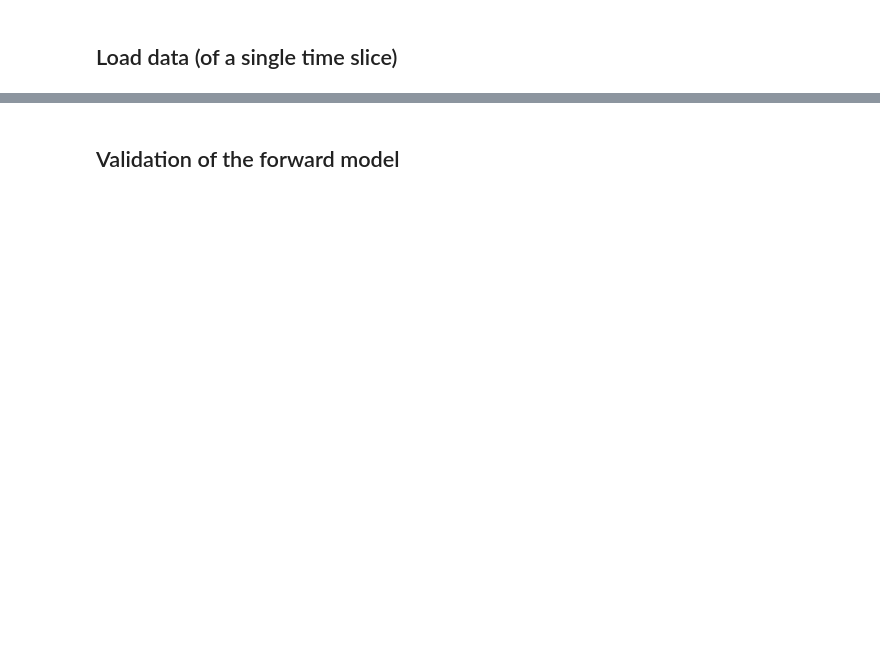
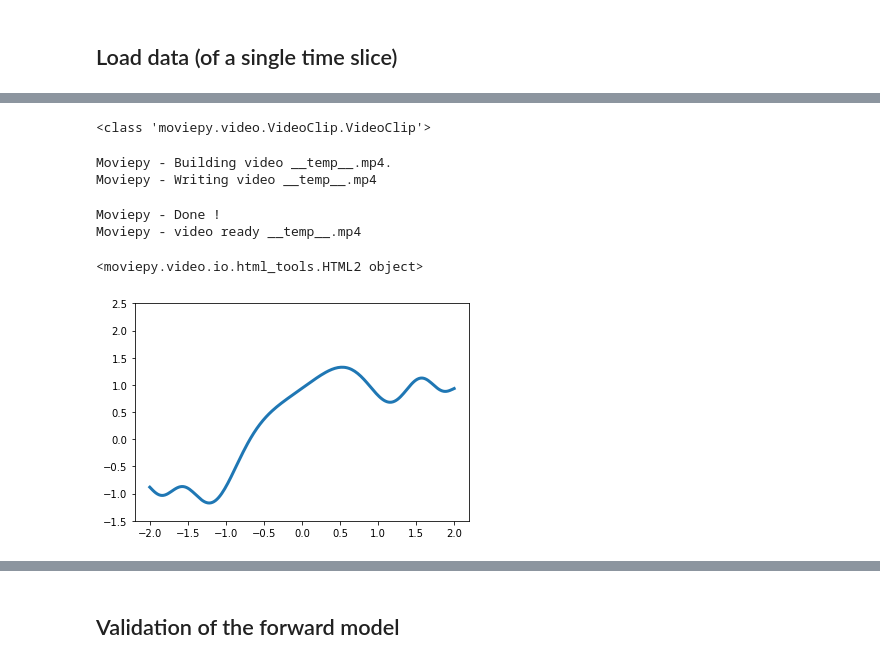
Before and after one commit to DanHarJor/Improving-Electron-Density-Profile-Inference-within-a-Tokamak-using-Bayesian-Techniques, a Jupyter notebook: ElectronDensityProfileInferenceRealData/InterferometryInference.ipynb, the cells around one changed output, grey strips where cells are left out. Drawn from its saved outputs; the diff is of its cells as text; code cells hidden in the pictures; blank space fills up the shorter version.

```diff
--- a/ElectronDensityProfileInferenceRealData/InterferometryInference.ipynb
+++ b/ElectronDensityProfileInferenceRealData/InterferometryInference.ipynb
@@ -46,0 +144,49 @@ findfont: Font family ['Times New Roman'] not found. Falling back to DejaVu Sans
+# %%
+
+# # displaying animation with auto play and looping
+# animation.ipython_display(fps = 20, loop = True, autoplay = True)
+print(type(animation))
+# %% [output]
+<class 'moviepy.video.VideoClip.VideoClip'>
+# %%
+# importing matplot lib
+import matplotlib.pyplot as plt
+import numpy as np
+
+# importing movie py libraries
+from moviepy.editor import VideoClip
+from moviepy.video.io.bindings import mplfig_to_npimage
+from moviepy.editor import *
+# numpy array
+x = np.linspace(-2, 2, 200)
+
+# duration of the video
+duration = 5
+
+# matplot subplot
+fig, ax = plt.subplots()
+
+# method to get frames
+def make_frame(t):
+	# clear
+	ax.clear()
+
+	# plotting line
+	ax.plot(x, np.sinc(x**2) + np.sin(x + 2 * np.pi / duration * t), lw = 3)
+	ax.set_ylim(-1.5, 2.5)
+
+	# returning numpy image
+	return mplfig_to_npimage(fig)
+
+# creating animation
+animation = VideoClip(make_frame, duration = duration)
+animation.fx(vfx.speedx, 0.5)
+# displaying animation with auto play and looping
+animation.ipython_display(fps = 20, loop = True, autoplay = True)
+# %% [output]
+Moviepy - Building video __temp__.mp4.
+Moviepy - Writing video __temp__.mp4
+Moviepy - Done !
+Moviepy - video ready __temp__.mp4
+<moviepy.video.io.html_tools.HTML2 object>
+[figure, added]
```
Also changed, not shown: parts of 7 cells of this notebook, 3 other files.
